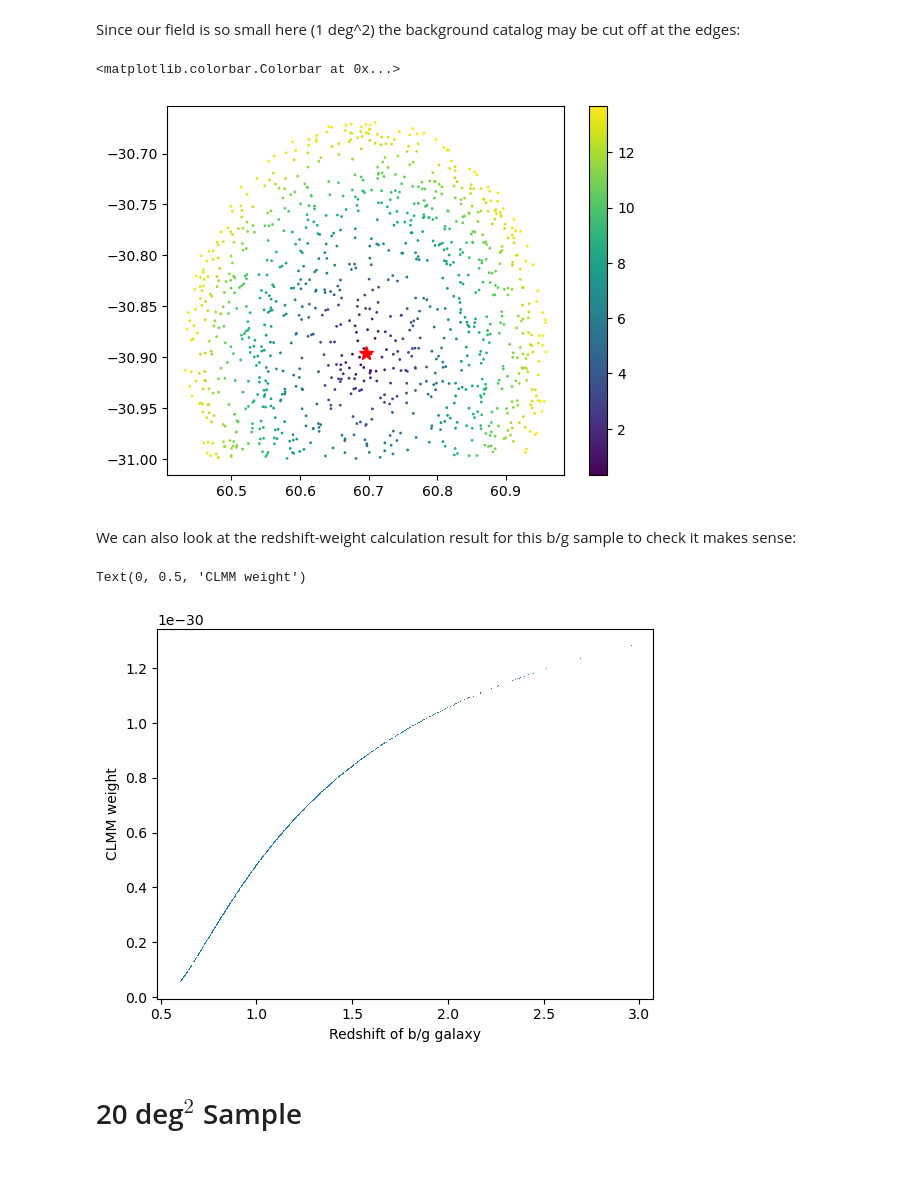
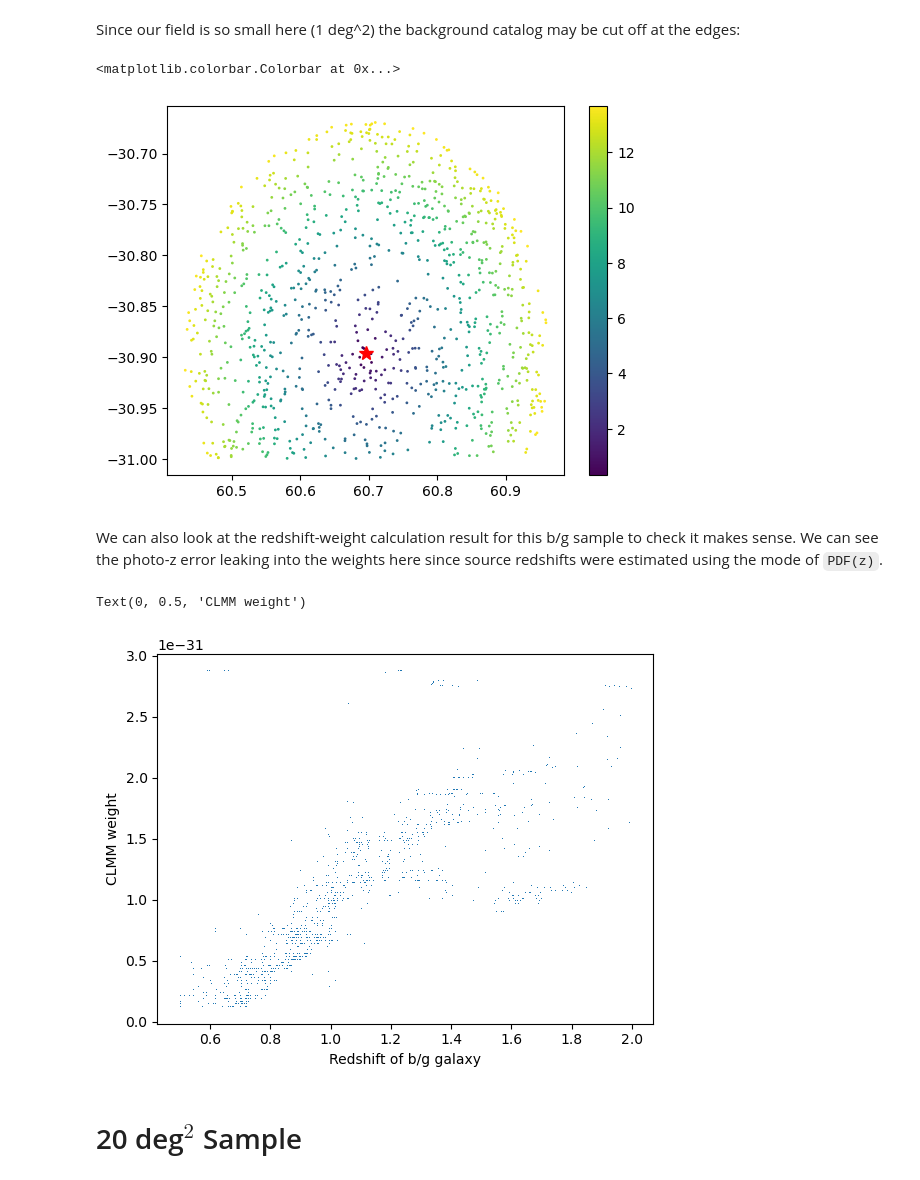
Before and after one commit to LSSTDESC/TXPipe, a Jupyter notebook: notebooks/cluster_counts/txpipe_cluster_background_selection.ipynb, the cells around one changed output. Cells and saved outputs as stored; diff of their text form; code cells hidden in the pictures.

```diff
--- a/notebooks/cluster_counts/txpipe_cluster_background_selection.ipynb
+++ b/notebooks/cluster_counts/txpipe_cluster_background_selection.ipynb
@@ -141,12 +136,12 @@ To avoid making lots and lots of copies of the data, this stage has not made a c
 
 We have a helper class which is designed to match up all the different catalogs that go into this and collect the results for each cluster.
 # %%
-ccc = txpipe.extensions.CombinedClusterCatalog(
+ccc = txpipe.extensions.cluster_counts.sources_select_compute.CombinedClusterCatalog(
     shear_catalog="data/example/inputs/metadetect_shear_catalog.hdf5",
     shear_tomography_catalog="data/example/outputs_metadetect/shear_tomography_catalog.hdf5",
     cluster_catalog="./data/example/inputs/cluster_catalog.hdf5",
     cluster_shear_catalogs="my_cluster_shear_catalog.hdf5",
-    photoz_pdfs="data/example/inputs/photoz_pdfs.hdf5",
+    source_photoz_pdfs="data/example/inputs/photoz_pdfs.hdf5",
 )
 # %%
 print(f"Have {ccc.ncluster} clusters")
@@ -184,3 +179,10 @@ with columns: ra, dec, e1, e2, weight_clmm, distance_arcmin, weight_original, zm
+# %%
+# adding the ra and dec to shear catalog for plotting
+shear_group = ccc.shear_cat.file[ccc.shear_cat.get_primary_catalog_group()]
+idx = bg_cat["source_index"]
+bg_cat["ra"] = shear_group["ra"][:][idx]
+bg_cat["dec"] = shear_group["dec"][:][idx]
+bg_cat["redshift_true"] = shear_group["redshift_true"][:][idx]
 # %% [markdown]
 Since our field is so small here (1 deg^2) the background catalog may be cut off at the edges:
 # %%
@@ -189,16 +191,16 @@ plt.plot(cluster_info['ra'], cluster_info['dec'], 'r*', markersize=10)
 plt.colorbar()
 # %% [output]
 <matplotlib.colorbar.Colorbar at 0x...>
-[figure, old version]
+[figure, new version]
 # %% [markdown]
-We can also look at the redshift-weight calculation result for this b/g sample to check it makes sense:
+We can also look at the redshift-weight calculation result for this b/g sample to check it makes sense. We can see the photo-z error leaking into the weights here since source redshifts were estimated using the mode of `PDF(z)`.
 # %%
-plt.plot(bg_cat['zmean'], bg_cat['weight_clmm'], ',')
+plt.plot(bg_cat['redshift_true'], bg_cat['weight'], ',')
 plt.xlabel("Redshift of b/g galaxy")
 plt.ylabel("CLMM weight")
 # %% [output]
 Text(0, 0.5, 'CLMM weight')
-[figure, old version]
+[figure, new version]
 # %% [markdown]
 # 20 deg$^2$ Sample
 # %% [markdown]
```
Also changed, not shown: parts of 25 cells of this notebook.
